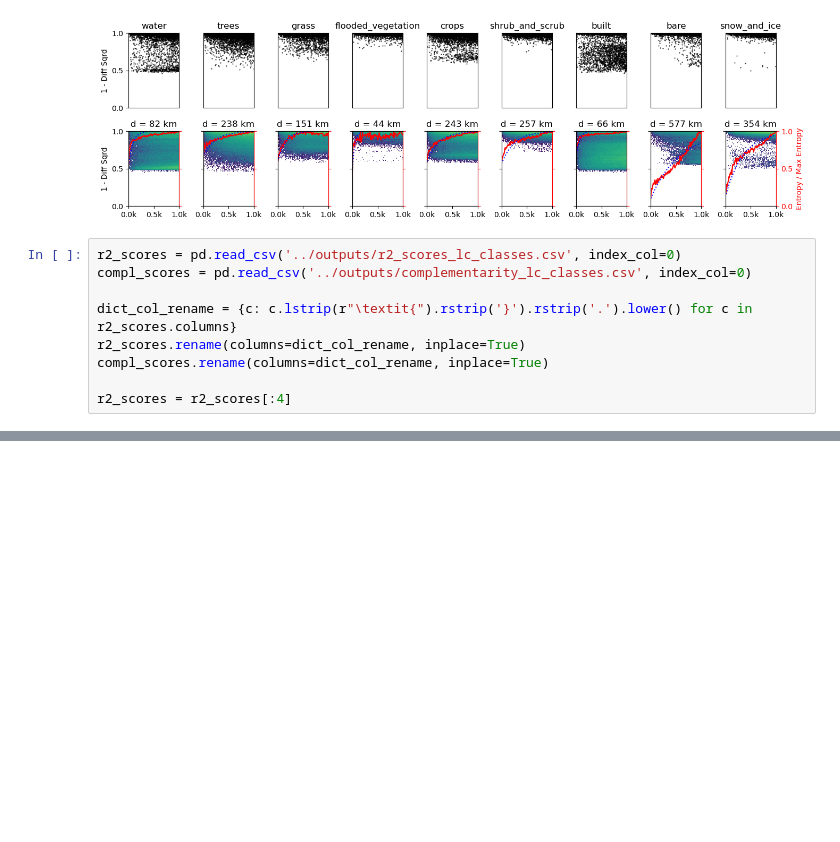
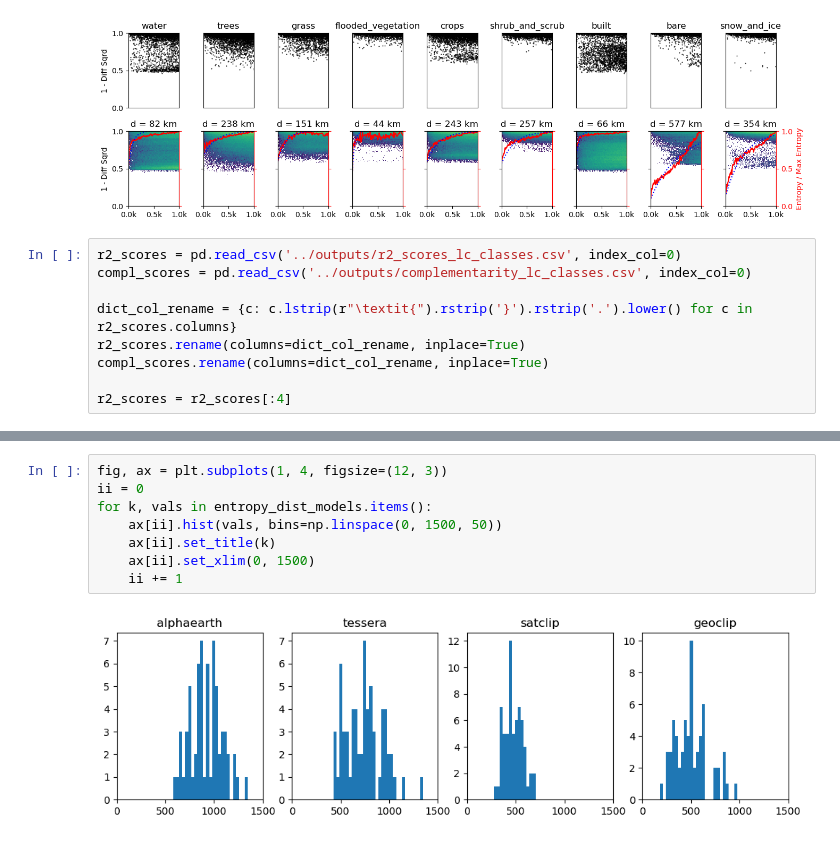
Before and after one commit to WUR-AI/interpret_earth_embeddings, a Jupyter notebook: notebooks/Spatial relationship task.ipynb, the cells around one changed output, grey strips where cells are left out. Drawn from its saved outputs; the diff is of its cells as text; blank space fills up the shorter version.

```diff
--- a/notebooks/Spatial relationship task.ipynb
+++ b/notebooks/Spatial relationship task.ipynb
@@ -366,0 +488,10 @@ for i, lc in enumerate(sim_names):
+# %%
+fig, ax = plt.subplots(1, 4, figsize=(12, 3))
+ii = 0
+for k, vals in entropy_dist_models.items():
+    ax[ii].hist(vals, bins=np.linspace(0, 1500, 50))
+    ax[ii].set_title(k)
+    ax[ii].set_xlim(0, 1500)
+    ii += 1
+# %% [output]
+[figure, added]
```
Also changed, not shown: parts of 9 cells of this notebook, 1 other file.
